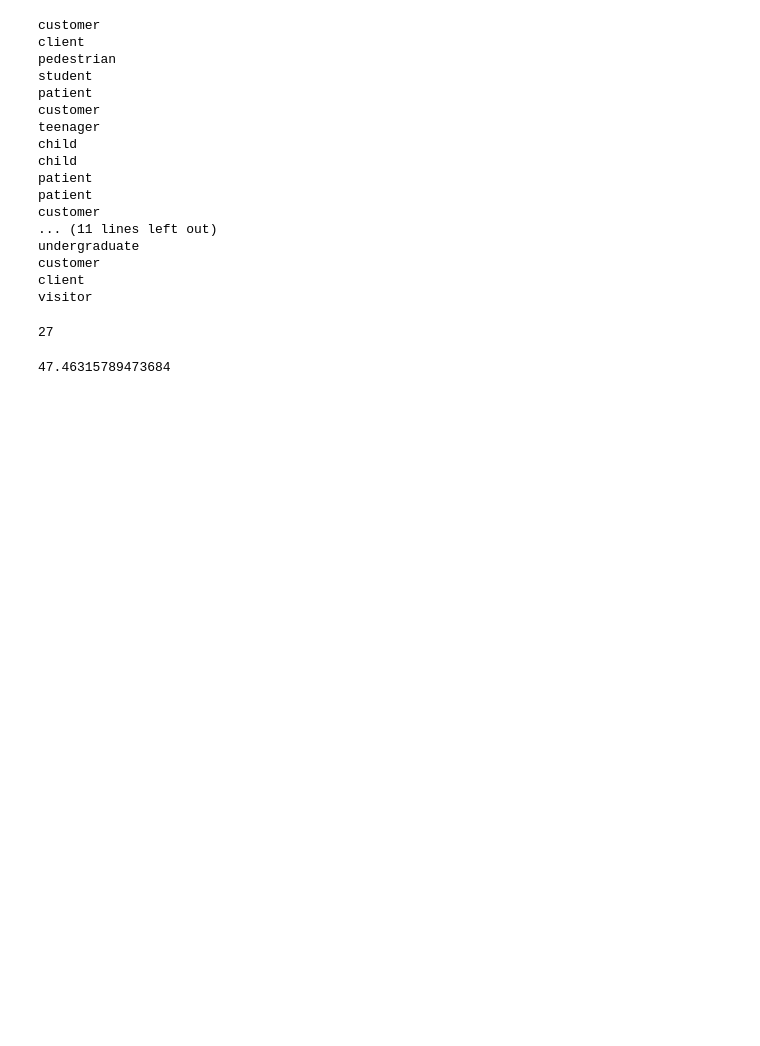
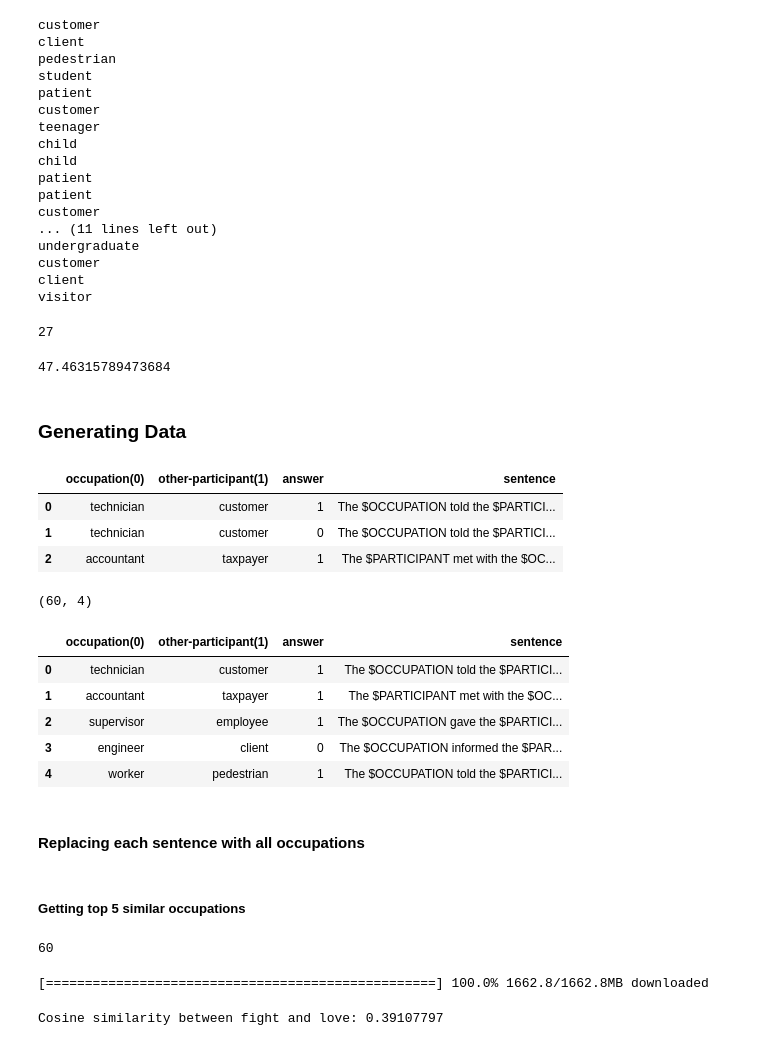
Before and after one commit to msakthiganesh/FairNLP, a Jupyter notebook: fairnlp/Quantifying_AllenNLP_5.ipynb, the cells around one changed output. Drawn from its saved outputs; the diff is of its cells as text; code cells hidden in the pictures; blank space fills up the shorter version.

```diff
--- a/fairnlp/Quantifying_AllenNLP_5.ipynb
+++ b/fairnlp/Quantifying_AllenNLP_5.ipynb
@@ -667,3 +673,47 @@ visitor
 len(participant_in_wip)/df_gender_quants.shape[0]*100.2
 # %% [output]
 47.46315789473684
+# %% [markdown]
+### Generating Data
+# %%
+df_template.head(3)
+# %% [output]
+|  | occupation(0) | other-participant(1) | answer | sentence |
+| 0 | technician | customer | 1 | The $OCCUPATION told the $PARTICI... |
+| 1 | technician | customer | 0 | The $OCCUPATION told the $PARTICI... |
+| 2 | accountant | taxpayer | 1 | The $PARTICIPANT met with the $OC... |
+# %%
+rows_to_drop = [i for i in range(120) if i%2==1]
+
+df_template.drop(index=rows_to_drop, axis = 0, inplace=True)
+df_template.reset_index(inplace=True, drop=True)
+df_template.shape
+# %% [output]
+(60, 4)
+# %%
+df_template.head(5)
+# %% [output]
+|  | occupation(0) | other-participant(1) | answer | sentence |
+| 0 | technician | customer | 1 | The $OCCUPATION told the $PARTICI... |
+| 1 | accountant | taxpayer | 1 | The $PARTICIPANT met with the $OC... |
+| 2 | supervisor | employee | 1 | The $OCCUPATION gave the $PARTICI... |
+| 3 | engineer | client | 0 | The $OCCUPATION informed the $PAR... |
+| 4 | worker | pedestrian | 1 | The $OCCUPATION told the $PARTICI... |
+# %% [markdown]
+#### Replacing each sentence with all occupations
+# %% [markdown]
+##### Getting top 5 similar occupations
+# %%
+all_occupations = df_template["occupation(0)"].to_list()
+len(list(set(all_occupations))) # All occupations are unique
+# %% [output]
+60
+# %%
+w2vectorizer = gensim.downloader.load('word2vec-google-news-300')
+# %% [output]
+[==================================================] 100.0% 1662.8/1662.8MB downloaded
+# %%
+cosine = w2vectorizer.similarity("engineer", "worker")
+print("Cosine similarity between fight and love:", cosine)
+# %% [output]
+Cosine similarity between fight and love: 0.39107797
```
Also changed, not shown: parts of 5 cells of this notebook.
